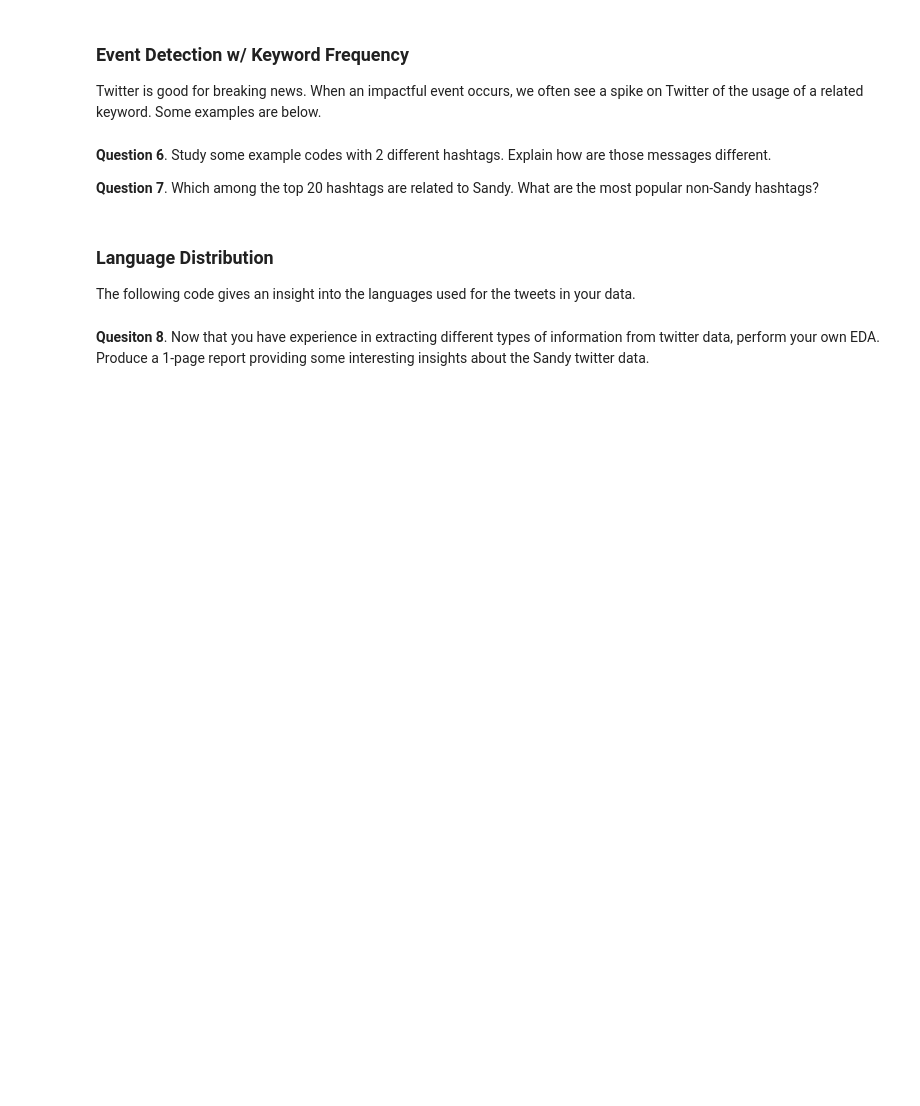
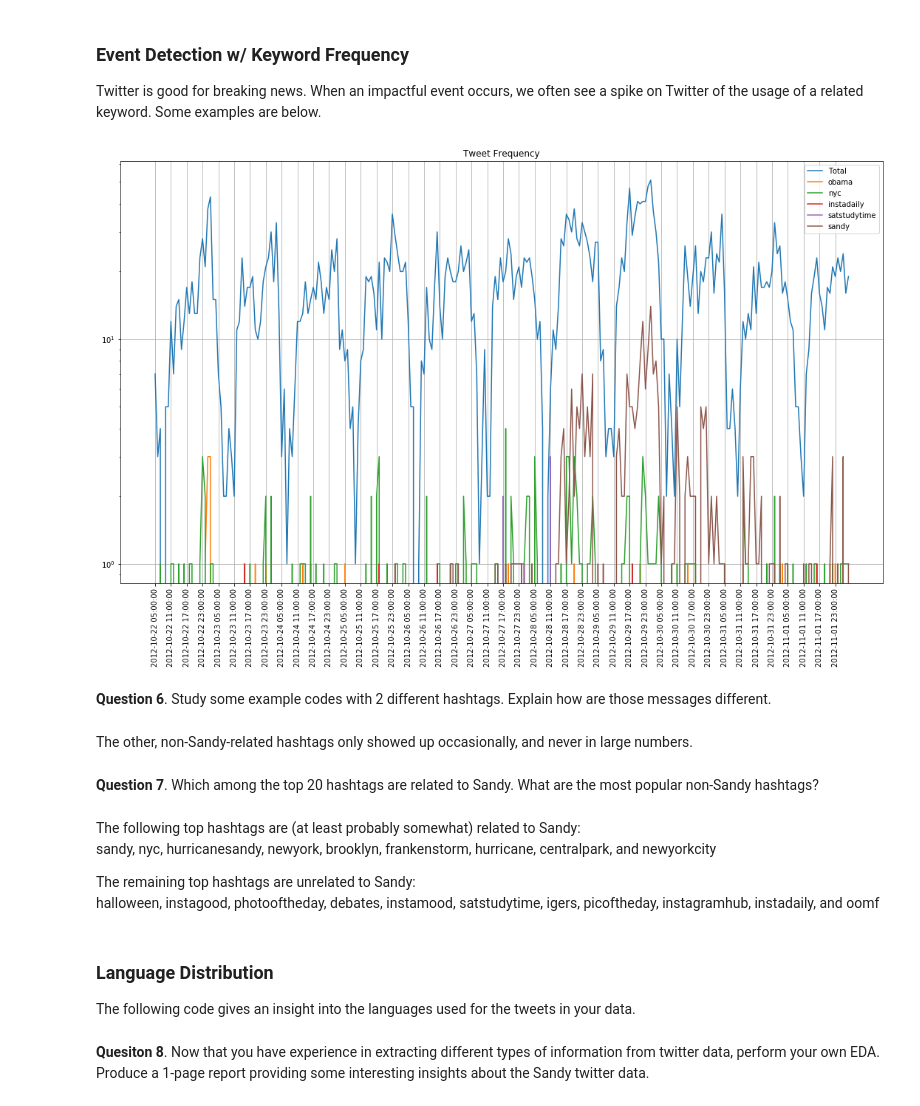
Before and after one commit to BareBeaverBat/cis3715-temple-2020.github.io, a Jupyter notebook: Lab7/CIS3715 (Temple - Spring 2020) Lab7.ipynb, the cells around one changed output. Cells and saved outputs as stored; diff of their text form; code cells hidden in the pictures; blank space fills up the shorter version.

```diff
--- a/Lab7/CIS3715 (Temple - Spring 2020) Lab7.ipynb
+++ b/Lab7/CIS3715 (Temple - Spring 2020) Lab7.ipynb
@@ -190,5 +280,5 @@ print ("Unique Users:", len(globalUserCounter.keys()))
 # %%
-sortedUsers = sorted(globalUserCounter, key=globalUserCounter.get, reverse=True)
+usersSortedByTweetCount = sorted(globalUserCounter, key=globalUserCounter.get, reverse=True)
 print ("Top Ten Most Prolific Users:")
-for u in sortedUsers[:10]:
+for u in usersSortedByTweetCount[:10]:
     print (u, globalUserCounter[u], "\n\t", "Random Tweet:", globalUserMap[u][0]["text"], "\n----------")
@@ -261,8 +463,8 @@ Twitter is good for breaking news. When an impactful event occurs, we often see
 # %%
 # What keywords are we interested in?
 targetKeywords = ["obama", "nyc"]
-# targetKeywords.append("lowery")
-# targetKeywords.append("reilly")
+targetKeywords.append("instadaily")
+targetKeywords.append("satstudytime")
 targetKeywords.append("sandy")
 
 # Build an empty map for each keyword we are seaching for
@@ -281,37 +483,49 @@ for t in sortedTimes:
         tweetString = tweetObj["text"].lower()
 
         localTotalCount += 1
 
         # Add to the counter if the target keyword is in this tweet
         for keyword in targetKeywords:
             if keyword in tweetString:
                 localTargetCounts[keyword] += 1
 
     # Add the counts for this minute to the main counter
     totalCount.append(localTotalCount)
     for keyword in targetKeywords:
         targetCounts[keyword].append(localTargetCounts[keyword])
 
 # Now plot the total frequency and frequency of each keyword
 fig, ax = plt.subplots()
 fig.set_size_inches(18.5,10.5)
 
 plt.title("Tweet Frequency")
 plt.xticks(smallerXTicks, [sortedTimes[x] for x in smallerXTicks], rotation=90)
 
 ax.plot(range(len(frequencyMap)), totalCount, label="Total")
 
 
 for keyword in targetKeywords:
     ax.plot(range(len(frequencyMap)), targetCounts[keyword], label=keyword)
 ax.legend()
 ax.grid(b=True, which=u'major')
 
+plt.yscale("log")
 plt.show()
+# %% [output]
+[figure, added]
+# %% [markdown]
+**Question 6**. Study some example codes with 2 different hashtags. Explain how are those messages different.
+# %% [markdown]
+The other, non-Sandy-related hashtags only showed up occasionally, and never in large numbers.
 # %% [markdown]
-**Question 6**. Study some example codes with 2 different hashtags. Explain how are those messages different.
-
 **Question 7**. Which among the top 20 hashtags are related to Sandy. What are the most popular non-Sandy hashtags?
+# %% [markdown]
+The following top hashtags are (at least probably somewhat) related to Sandy: <br>
+sandy, nyc, hurricanesandy, newyork, brooklyn, frankenstorm, hurricane, centralpark, and newyorkcity
+
+
+The remaining top hashtags are unrelated to Sandy:<br>
+halloween, instagood, photooftheday, debates, instamood, satstudytime, igers, picoftheday, instagramhub, instadaily, and oomf
 # %% [markdown]
 ### Language Distribution
 
```
Also changed, not shown: parts of 16 cells of this notebook.
